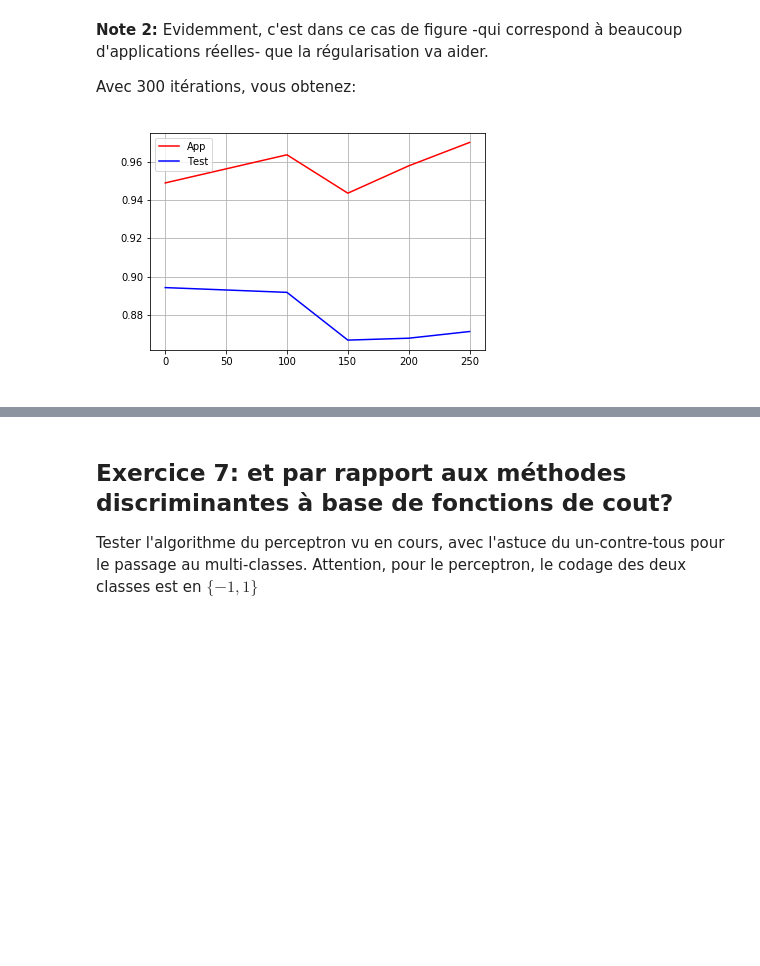
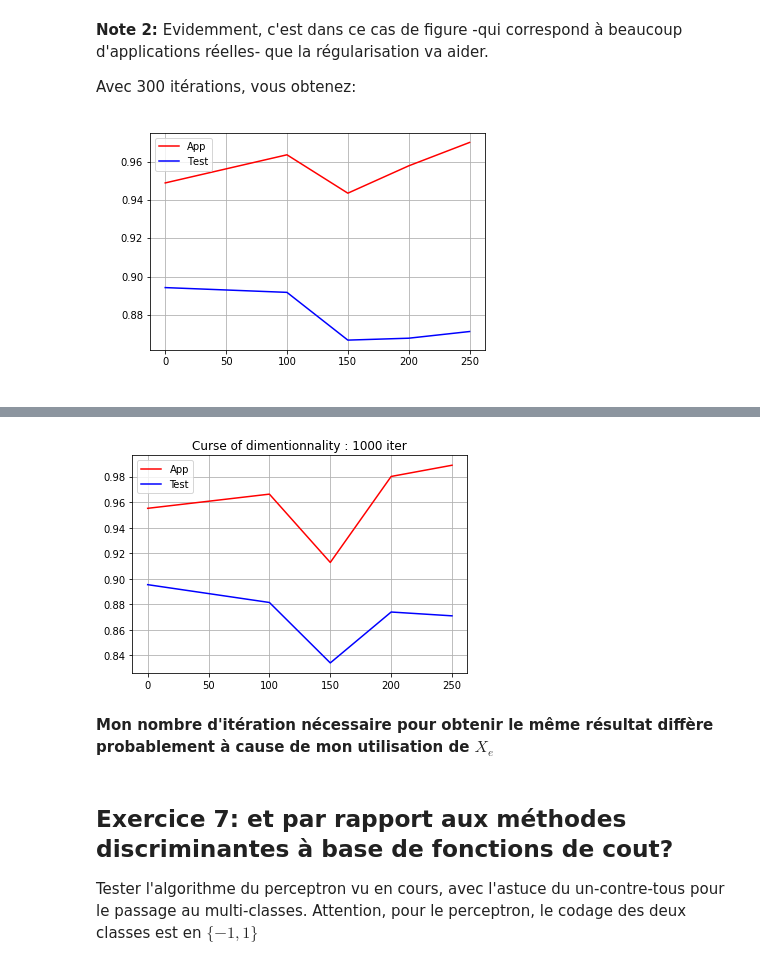
Before and after one commit to CharlesAttend/M1-S1-DAC, a Jupyter notebook: MAPSI/TME/tme10/RegLog-etu.ipynb, the cells around one changed output, grey strips where cells are left out. Cells and saved outputs as stored; diff of their text form; code cells hidden in the pictures; blank space fills up the shorter version.

```diff
--- a/MAPSI/TME/tme10/RegLog-etu.ipynb
+++ b/MAPSI/TME/tme10/RegLog-etu.ipynb
@@ -624,3 +646,29 @@ plt.savefig('CurseDim.png')
+# %%
+dnoise    = np.array([0,100,150,200,250])
+perf_app  = np.zeros(len(dnoise))
+perf_test = np.zeros(len(dnoise))
+niter_max = 1000
+for i,d in enumerate(dnoise):
+    Xbe_bruit = ajout_colonne_randn(Xbe, d)
+    Xbte_bruit = ajout_colonne_randn(Xbte, d)
+    W = rl_multi(Xbe_bruit, Y, niter_max=niter_max, log=False)
+    Y_pred  = np.argmax(1 / (1 + np.exp(- Xbe_bruit @ W)), 1)
+    Yt_pred = np.argmax(1 / (1 + np.exp(- Xbte_bruit @ W)), 1)
+    perf_app[i]   = np.where(Y_pred == Y , 1., 0.).mean()
+    perf_test[i]  = np.where(Yt_pred==Yt , 1., 0.).mean()
+
+plt.figure()
+plt.title(f"Curse of dimentionnality : {niter_max} iter")
+plt.plot(dnoise,perf_app, 'r')
+plt.plot(dnoise,perf_test, 'b')
+# plt.ylim([0.87, 0.97])
+plt.legend(['App','Test'])
+plt.grid()
+plt.savefig('CurseDim.png')
+# %% [output]
+[figure, added]
+# %% [markdown]
+**Mon nombre d'itération nécessaire pour obtenir le même résultat diffère probablement à cause de mon utilisation de $X_e$**
 # %% [markdown]
 ## Exercice 7: et par rapport aux méthodes discriminantes à base de fonctions de cout?
 
```
Also changed, not shown: parts of 14 cells of this notebook, 1 other file.
